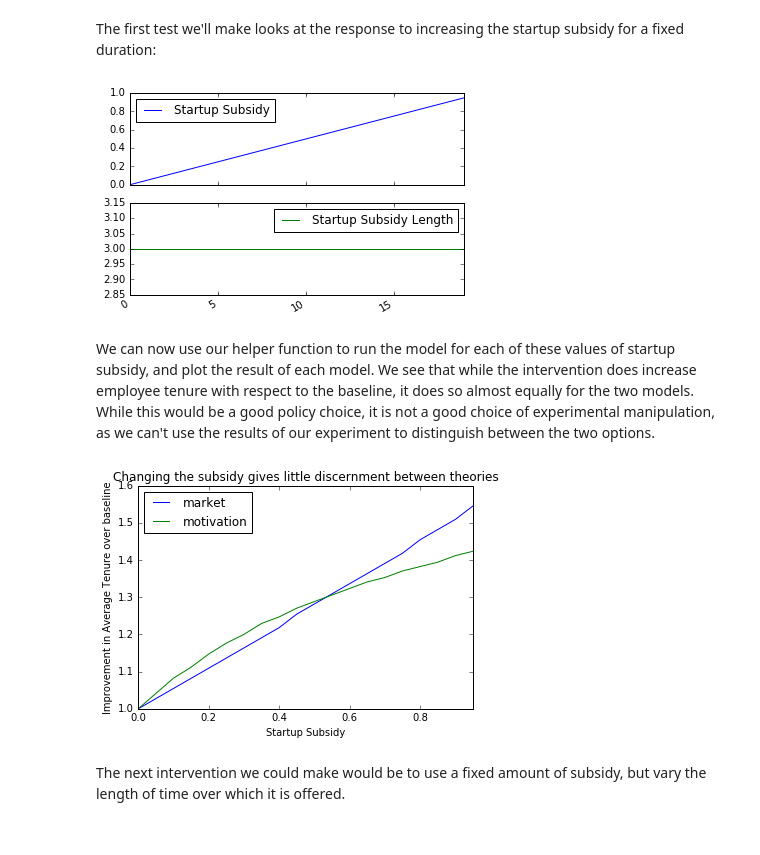
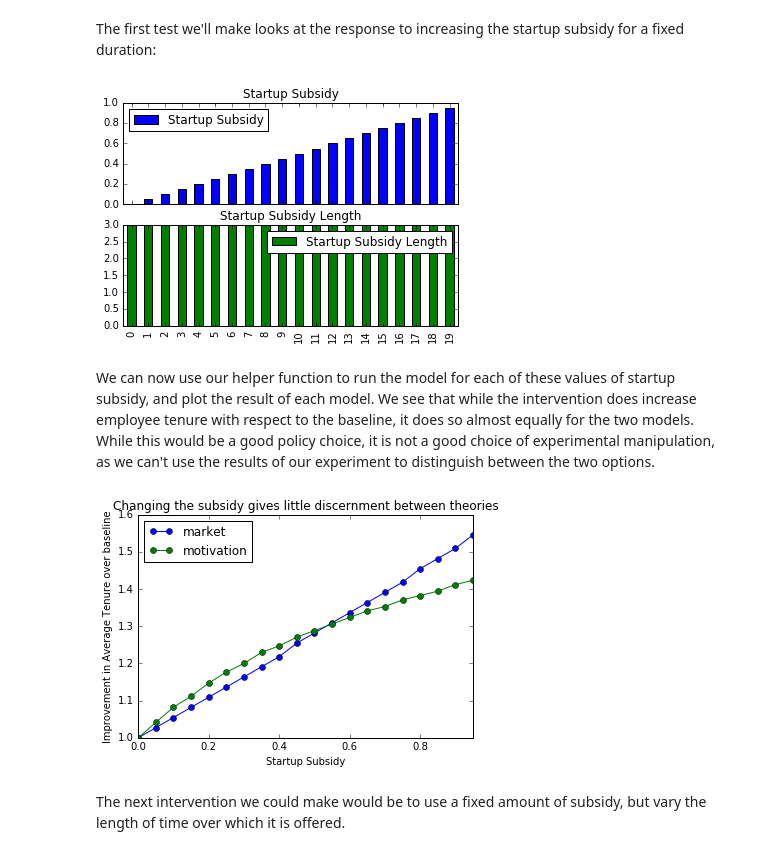
Before and after one commit to SDXorg/PySD-Cookbook, a Jupyter notebook: source/analyses/model_comparison/Designing_Experiments.ipynb, the cells around one changed output. Saved outputs shown, nothing was run; the diff lists cells and outputs as text; code cells hidden in the pictures.

```diff
--- a/source/analyses/model_comparison/Designing_Experiments.ipynb
+++ b/source/analyses/model_comparison/Designing_Experiments.ipynb
@@ -61,20 +60,20 @@ The first test we'll make looks at the response to increasing the startup subsid
 # %%
 subsidy = pd.DataFrame(np.arange(0,1,.05), columns=['Startup Subsidy'])
 subsidy['Startup Subsidy Length'] = 3
-subsidy.plot(subplots=True);
+subsidy.plot(subplots=True, kind='bar');
 # %% [output]
-[figure, old version]
+[figure, new version]
 # %% [markdown]
 We can now use our helper function to run the model for each of these values of startup subsidy, and plot the result of each model. We see that while the intervention does increase employee tenure with respect to the baseline, it does so almost equally for the two models. While this would be a good policy choice, it is not a good choice of experimental manipulation, as we can't use the results of our experiment to distinguish between the two options.
 # %%
 subsidy_res = subsidy.apply(runner, axis=1)/base
 # %%
 subsidy_res.index = subsidy['Startup Subsidy']
-subsidy_res.plot()
+subsidy_res.plot(style='o-')
 plt.ylabel('Improvement in Average Tenure over baseline')
 plt.title('Changing the subsidy gives little discernment between theories');
 # %% [output]
-[figure, old version]
+[figure, new version]
 # %% [markdown]
 The next intervention we could make would be to use a fixed amount of subsidy, but vary the length of time over which it is offered.
 # %%
```
Also changed, not shown: parts of 5 cells of this notebook, 1 other file.
